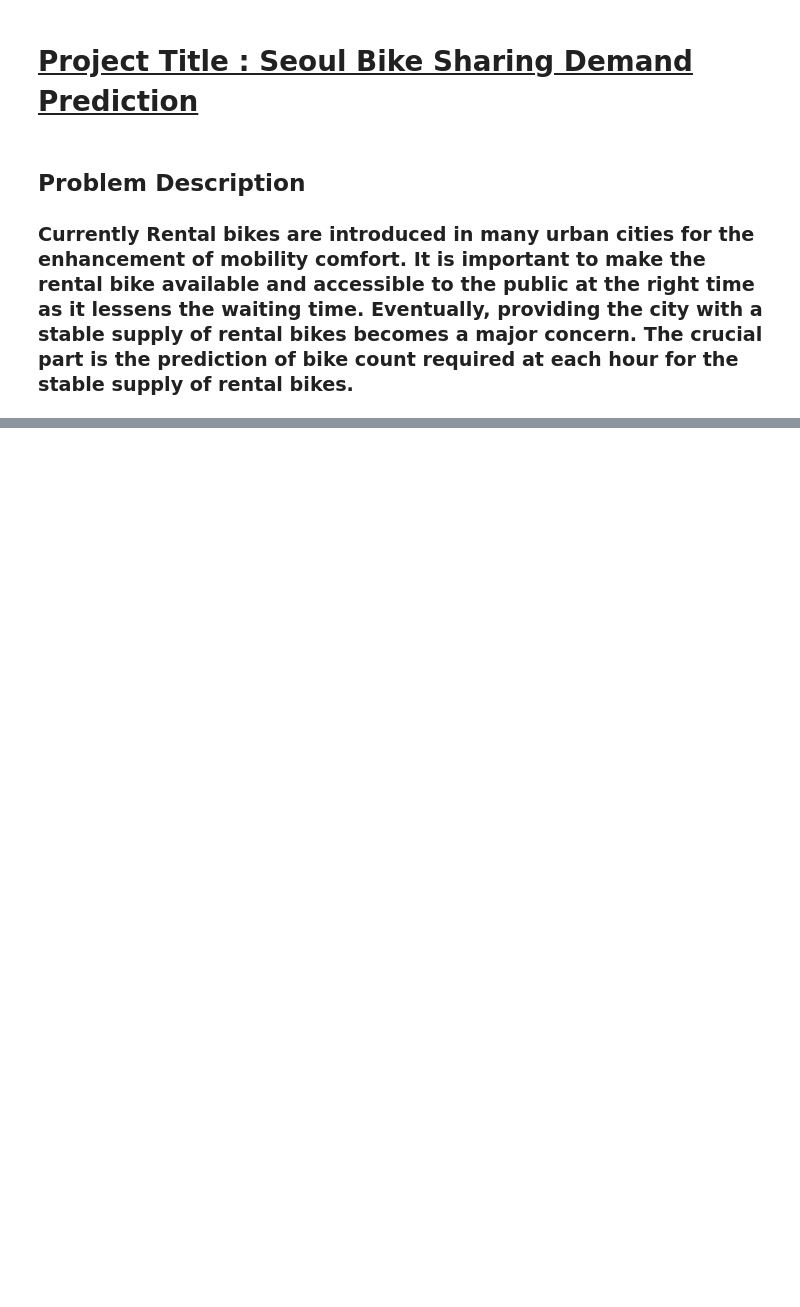
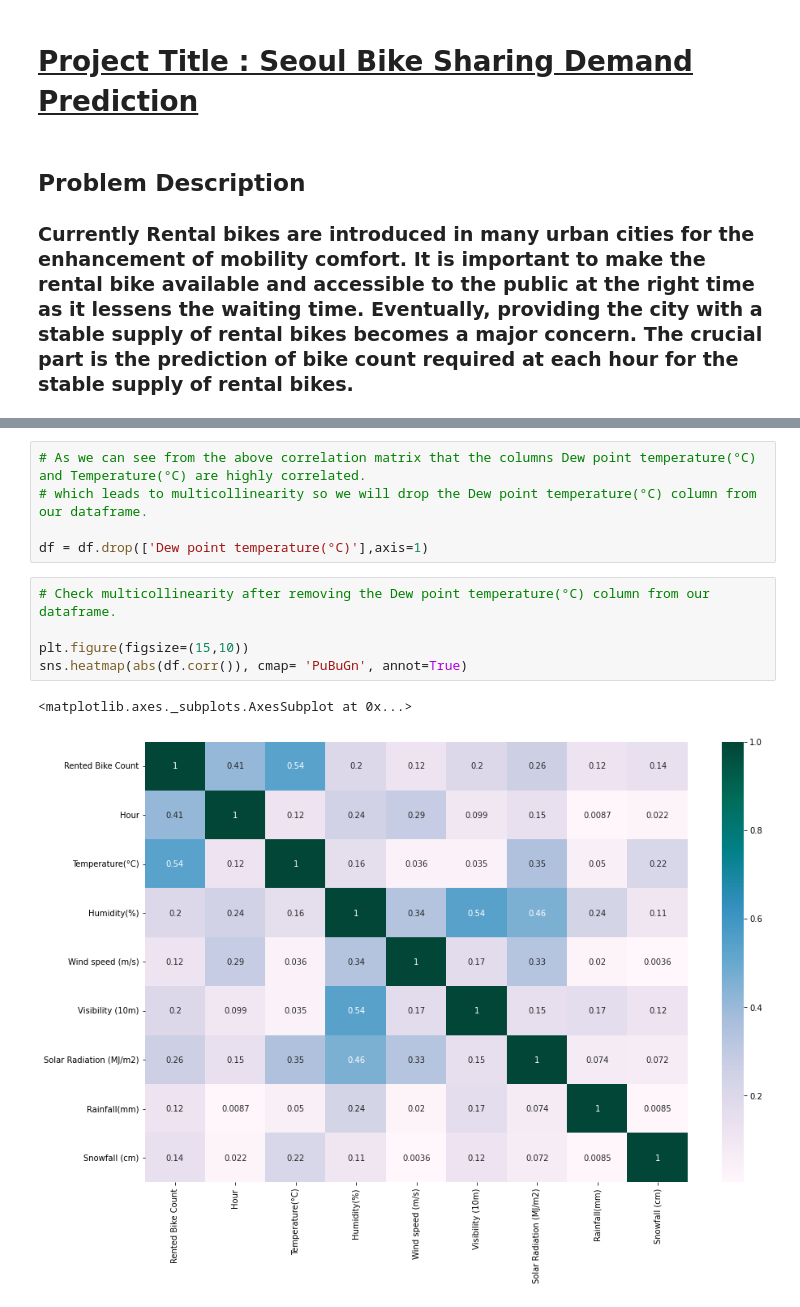
Before and after one commit to Dshivank/Seoul-Bike-Sharing-Demand-Prediction, a Jupyter notebook: Bike_Sharing_Demand_Prediction_using_ML_Capstone_Project_II.ipynb, the cells around one changed output, grey strips where cells are left out. Cells and saved outputs as stored; diff of their text form; blank space fills up the shorter version.

```diff
--- a/Bike_Sharing_Demand_Prediction_using_ML_Capstone_Project_II.ipynb
+++ b/Bike_Sharing_Demand_Prediction_using_ML_Capstone_Project_II.ipynb
@@ -106,0 +225,13 @@ data.shape
+# %%
+# As we can see from the above correlation matrix that the columns Dew point temperature(°C) and Temperature(°C) are highly correlated.
+# which leads to multicollinearity so we will drop the Dew point temperature(°C) column from our dataframe.
+
+df = df.drop(['Dew point temperature(°C)'],axis=1)
+# %%
+# Check multicollinearity after removing the Dew point temperature(°C) column from our dataframe.
+
+plt.figure(figsize=(15,10))
+sns.heatmap(abs(df.corr()), cmap= 'PuBuGn', annot=True)
+# %% [output]
+<matplotlib.axes._subplots.AxesSubplot at 0x...>
+[figure, added]
```
Also changed, not shown: parts of 61 cells of this notebook.
